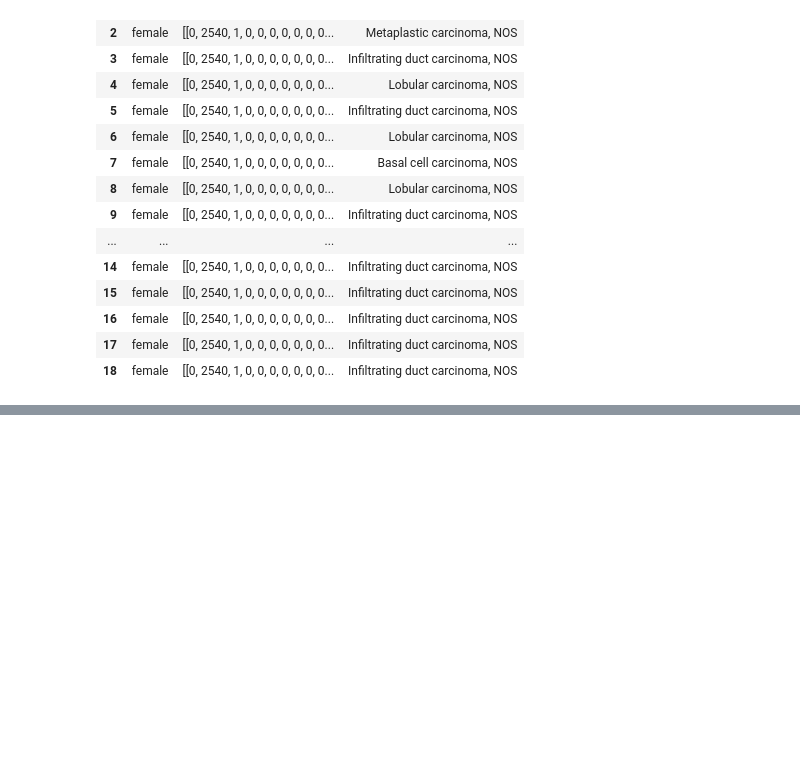
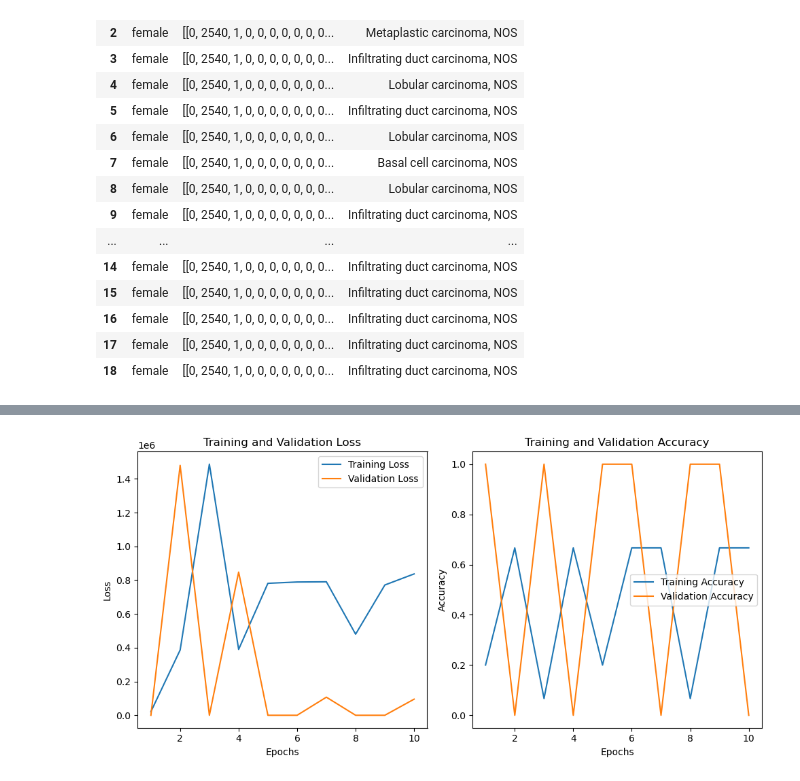
Before and after one commit to jlai03/Transfer-Learning-for-Racial-Sparsity-in-Genomic-Breast-Cancer-Data, a Jupyter notebook: main.ipynb, the cells around one changed output, grey strips where cells are left out. Drawn from its saved outputs; the diff is of its cells as text; code cells hidden in the pictures; blank space fills up the shorter version.

Commit message:
Added Basic Deep Learning Model

```diff
--- a/main.ipynb
+++ b/main.ipynb
@@ -169,0 +196,16 @@ np.shape(x[0])
+# %%
+# TRAIN NEURAL NETWORK
+
+# Basic DNN Model
+model = Sequential([
+    Flatten(input_shape=(60623, 26)),  # Flattening the input
+    Dense(128, activation='relu', kernel_regularizer=regularizers.l2(0.001)),
+    Dense(64, activation='relu', kernel_regularizer=regularizers.l2(0.001)),
+    Dense(num_classes, activation='softmax')  # Output layer with softmax for multi-class
+])
+
+# Compile the model
+model.compile(optimizer='adam', loss='categorical_crossentropy', metrics=['accuracy'])
+
+# Train the model
+history = model.fit(x_train, y_train, epochs=10, batch_size=32, validation_data=(x_test, y_test))
@@ -169,0 +233,33 @@ np.shape(x[0])
+# %%
+# PLOT MODEL PROGRESS
+
+# Get training history
+training_loss = history.history['loss']
+training_accuracy = history.history['accuracy']
+val_loss = history.history['val_loss']
+val_accuracy = history.history['val_accuracy']
+epochs = range(1, len(training_loss) + 1)
+
+# Plotting loss
+plt.figure(figsize=(10, 5))
+plt.subplot(1, 2, 1)
+plt.plot(epochs, training_loss, label='Training Loss')
+plt.plot(epochs, val_loss, label='Validation Loss')
+plt.title('Training and Validation Loss')
+plt.xlabel('Epochs')
+plt.ylabel('Loss')
+plt.legend()
+
+# Plotting accuracy
+plt.subplot(1, 2, 2)
+plt.plot(epochs, training_accuracy, label='Training Accuracy')
+plt.plot(epochs, val_accuracy, label='Validation Accuracy')
+plt.title('Training and Validation Accuracy')
+plt.xlabel('Epochs')
+plt.ylabel('Accuracy')
+plt.legend()
+
+plt.tight_layout()
+plt.show()
+# %% [output]
+[figure, added]
```
Also changed, not shown: parts of 5 cells of this notebook.
